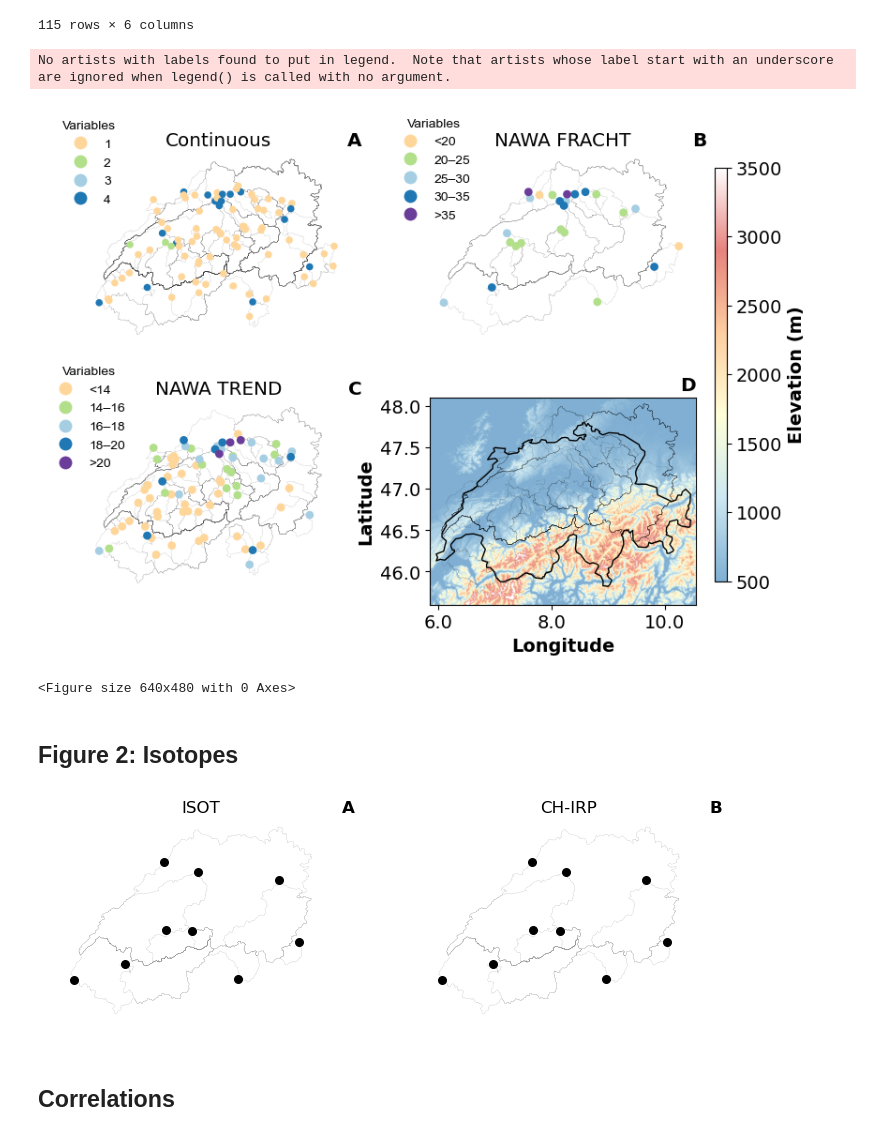
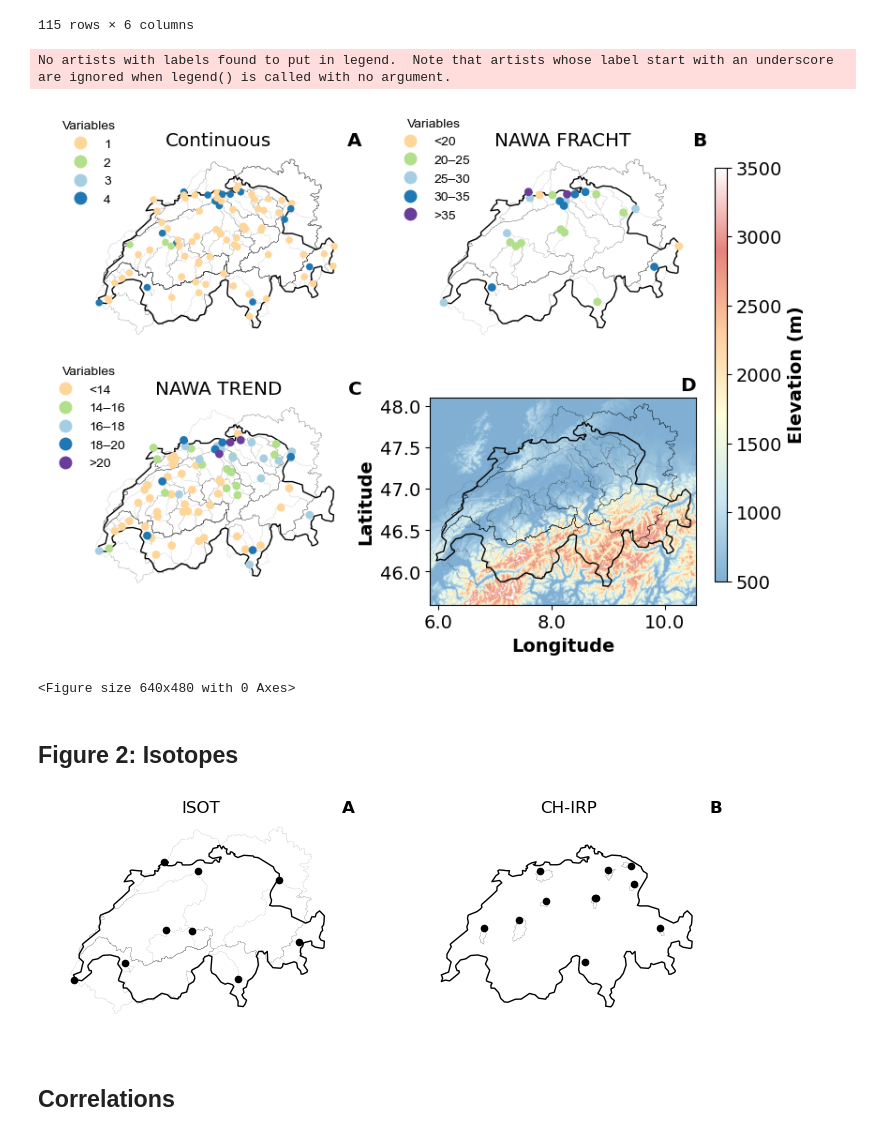
Before and after one commit to thiagovmdon/camels-ch-chem-paper, a Jupyter notebook: code/camels_ch_chem_D_figs_and_validation.ipynb, the cells around one changed output. Drawn from its saved outputs; the diff is of its cells as text; code cells hidden in the pictures.

```diff
--- a/code/camels_ch_chem_D_figs_and_validation.ipynb
+++ b/code/camels_ch_chem_D_figs_and_validation.ipynb
@@ -122,7 +118,7 @@ CAMELS_CH_Chem_catchments = CAMELS_CH_Chem_catchments.to_crs("EPSG:4326")
 countries = countries.to_crs("EPSG:4326")
 # %%
 # Network CAMELS_CH_Chem
-network_camels_ch_chem = pd.read_csv(r"results\gauges_metadata\camels_ch_chem_gauges_metadata.csv", encoding="utf-8")
+network_camels_ch_chem = pd.read_csv(r"results\Dataset\gauges_metadata\camels_ch_chem_gauges_metadata.csv", encoding="utf-8")
 #network_camels_ch_chem.set_index("basin_id", inplace=True)
 network_camels_ch_chem
 # %% [output]
@@ -297,7 +293,7 @@ counts_datasets_df
 115 rows × 3 columns
 # %%
 # Define the path where the CSV files are located
-path = r"results\water_isotopes\isot"  # Replace with the actual path
+path = r"results\Dataset\isotopes\streamwater\isot"  # Replace with the actual path
 
 # Get all CSV files in the directory
 csv_files = glob.glob(os.path.join(path, "*.csv"))
@@ -651,3 +652,5 @@ counts_datasets_df
 import matplotlib
 matplotlib.rcParams["font.family"] = "sans-serif"
 plt.rcParams.update({'font.size': 10})  # Set global font size
+# %%
+counts_bafu_df.drop(2403, inplace=True)
@@ -667,6 +673,7 @@ text_subplots = ["87 stations", "24 stations", "76 stations", "9 stations"]
 text2_subplots = ["Sensors [-]", "24 stations", "76 stations", "9 stations"]
 
 for i, variable in enumerate(variable_list):
+    ch_shapefile.plot(ax=axs[i], facecolor='none', edgecolor='black', linewidth=1)
 
     if variable == "count_bafu":
 
@@ -918,7 +925,7 @@ fig.savefig(r'results\figs\fig1.png', dpi=300, bbox_inches='tight')
 plt.show()
 # %% [output]
 No artists with labels found to put in legend.  Note that artists whose label start with an underscore are ignored when legend() is called with no argument.
-[figure, old version]
+[figure, new version]
 <Figure size 640x480 with 0 Axes>
 # %% [markdown]
 ## Figure 2: Isotopes
@@ -933,12 +938,13 @@ fig, axs = plt.subplots(num_rows, num_cols, figsize=(8.7, 6.3), gridspec_kw={'he
 
 axs = axs.flatten()
 
-
+ch_shapefile.plot(ax=axs[0], facecolor='none', edgecolor='black', linewidth=1)
+ch_shapefile.plot(ax=axs[1], facecolor='none', edgecolor='black', linewidth=1)
 
 CAMELS_CH_Chem_catchments.set_index("gauge_id", inplace=False).loc[counts_isotopes_df[~counts_isotopes_df.count_isot.isna()].index].plot(ax=axs[0], facecolor='none', edgecolor='black', linewidth=0.05,  alpha=1)
 
 axs[0].scatter(counts_isotopes_df[counts_isotopes_df.count_isot.notna()]['lon'], counts_isotopes_df[counts_isotopes_df.count_isot.notna()]['lat'], color='k', edgecolor='k',linewidth=1,
-               marker='o', s=30, label = "Streamflow gauges")  # Adjust color, marker, and size as needed
+               marker='o', s=20, label = "Streamflow gauges")  # Adjust color, marker, and size as needed
 
 axs[0].spines['top'].set_visible(False)
 axs[0].spines['right'].set_visible(False)
@@ -947,37 +953,37 @@ axs[0].spines['left'].set_visible(False)
 axs[0].set_xticks([])
 axs[0].set_yticks([])
 
-CAMELS_CH_Chem_catchments.set_index("gauge_id", inplace=False).loc[counts_isotopes_df[~counts_isotopes_df.count_isot.isna()].index].plot(ax=axs[1], facecolor='none', edgecolor='black', linewidth=0.05,  alpha=1)
+CAMELS_CH_Chem_catchments.set_index("gauge_id", inplace=False).loc[CAMELS_CH_Chem_catchments[~CAMELS_CH_Chem_catchments.chirp_id.isna()].chirp_id].plot(ax=axs[1], facecolor='none', edgecolor='black', linewidth=0.1,  alpha=1)
 
-axs[1].scatter(counts_isotopes_df[counts_isotopes_df.count_isot.notna()]['lon'], counts_isotopes_df[counts_isotopes_df.count_isot.notna()]['lat'], color='k', edgecolor='k',linewidth=1,
-               marker='o', s=30, label = "Streamflow gauges")  # Adjust color, marker, and size as needed
+axs[1].scatter(CAMELS_CH_Chem_catchments.set_index("gauge_id", inplace=False).loc[CAMELS_CH_Chem_catchments[~CAMELS_CH_Chem_catchments.chirp_id.isna()].chirp_id]['gauge_lon'], CAMELS_CH_Chem_catchments.set_index("gauge_id", inplace=False).loc[CAMELS_CH_Chem_catchments[~CAMELS_CH_Chem_catchments.chirp_id.isna()].chirp_id]['gauge_lat'], color='k', edgecolor='k',linewidth=1,
+               marker='o', s=20, label = "Streamflow gauges")  # Adjust color, marker, and size as needed
 
 axs[1].spines['top'].set_visible(False)
 axs[1].spines['right'].set_visible(False)
 axs[1].spines['bottom'].set_visible(False)
 axs[1].spines['left'].set_visible(False)
 axs[1].set_xticks([])
 axs[1].set_yticks([])
 
 
 
 axs[0].set_title("A", loc="right", fontweight="bold")
 axs[0].set_title("ISOT", loc="center", fontweight="normal")
 
 axs[1].set_title("B", loc="right", fontweight="bold")
 axs[1].set_title("CH-IRP", loc="center", fontweight="normal")
 
 ch_shapefile.plot(ax=axs[0], facecolor='none', edgecolor='none', linewidth=0.2)
 
 axs[0].set_xlim(5.5, 11)
 axs[0].set_ylim(45.5, 48.1)
 
 axs[1].set_xlim(5.5, 11)
 axs[1].set_ylim(45.5, 48.1)
 
 fig.savefig(r'results\figs\fig2_isotopes.png', dpi=300, bbox_inches='tight')
 # %% [output]
-[figure, old version]
+[figure, new version]
 # %% [markdown]
 ## Correlations
 # %%
```
Also changed, not shown: parts of 30 cells of this notebook.
